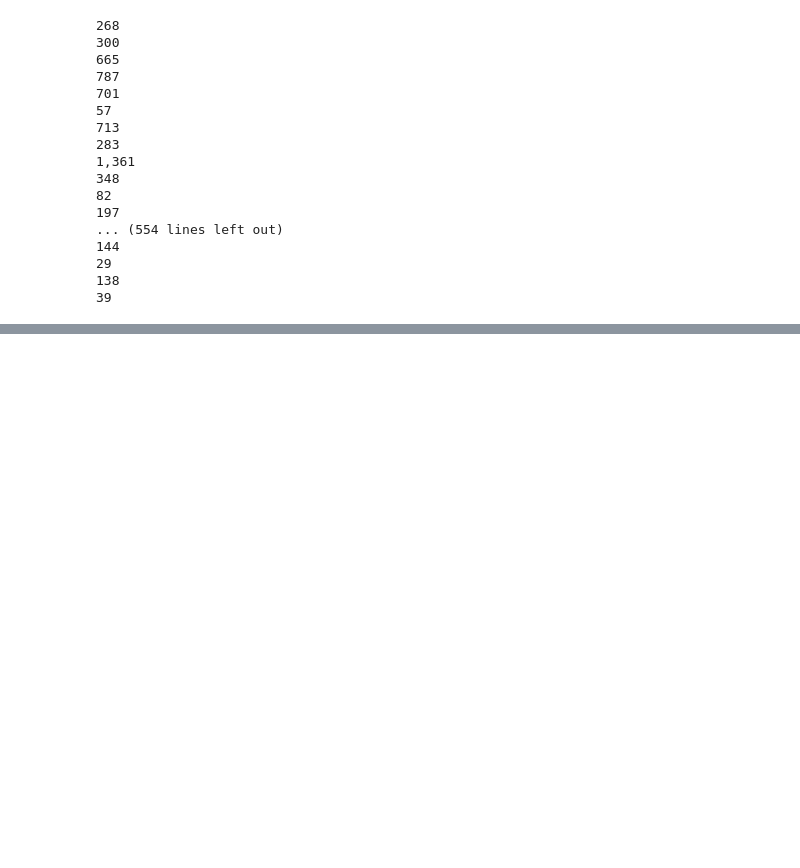
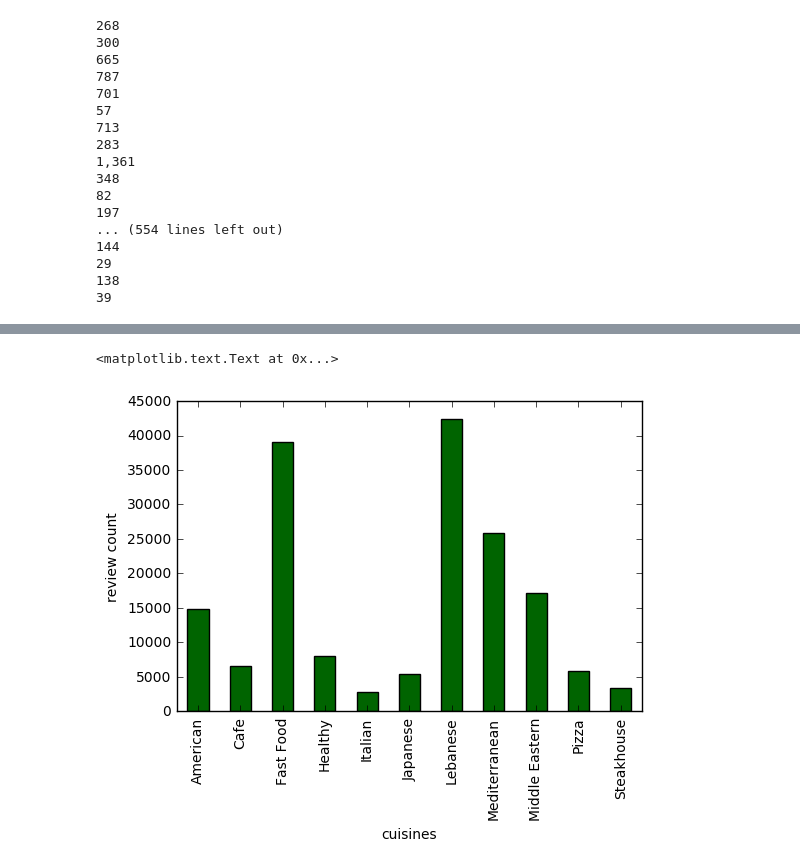
Before and after one commit to ledakaradimou/CS506_FinalProject, a Jupyter notebook: prog_1.ipynb, the cells around one changed output, grey strips where cells are left out. Cells and saved outputs as stored; diff of their text form; code cells hidden in the pictures; blank space fills up the shorter version.

```diff
--- a/prog_1.ipynb
+++ b/prog_1.ipynb
@@ -296,0 +421,9 @@ with open('restaurants_details.csv', 'w') as csvfile:
+# %%
+df2 = df[['cuisines', 'review_count']]
+df2 = df2.groupby(['cuisines'])['review_count'].sum()
+df2
+fig4 = df2.plot(kind="bar",color = "darkgreen")
+plt.axes.Axes.set_ylabel(fig4 ,'review count')
+# %% [output]
+<matplotlib.text.Text at 0x...>
+[figure, added]
```
Also changed, not shown: parts of 1 cell of this notebook, 23 other files.
